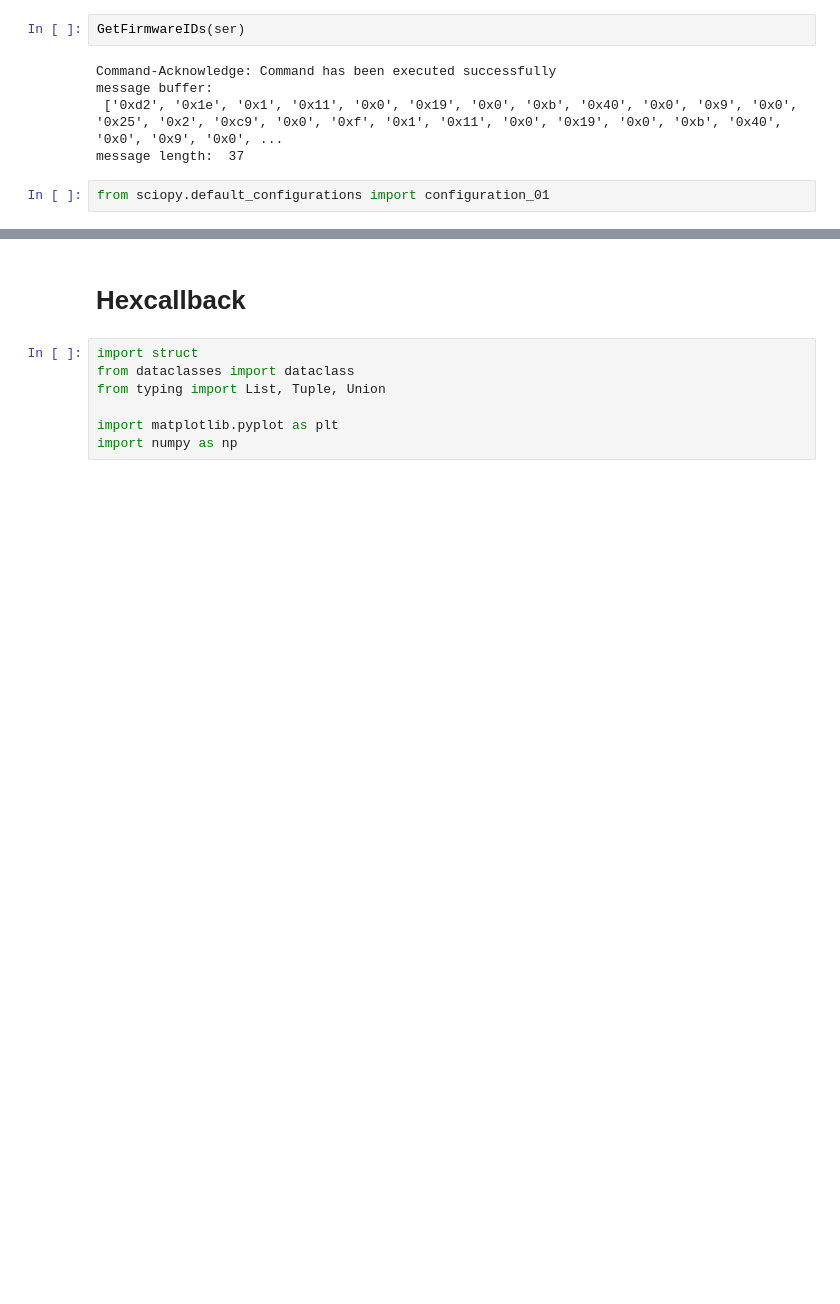
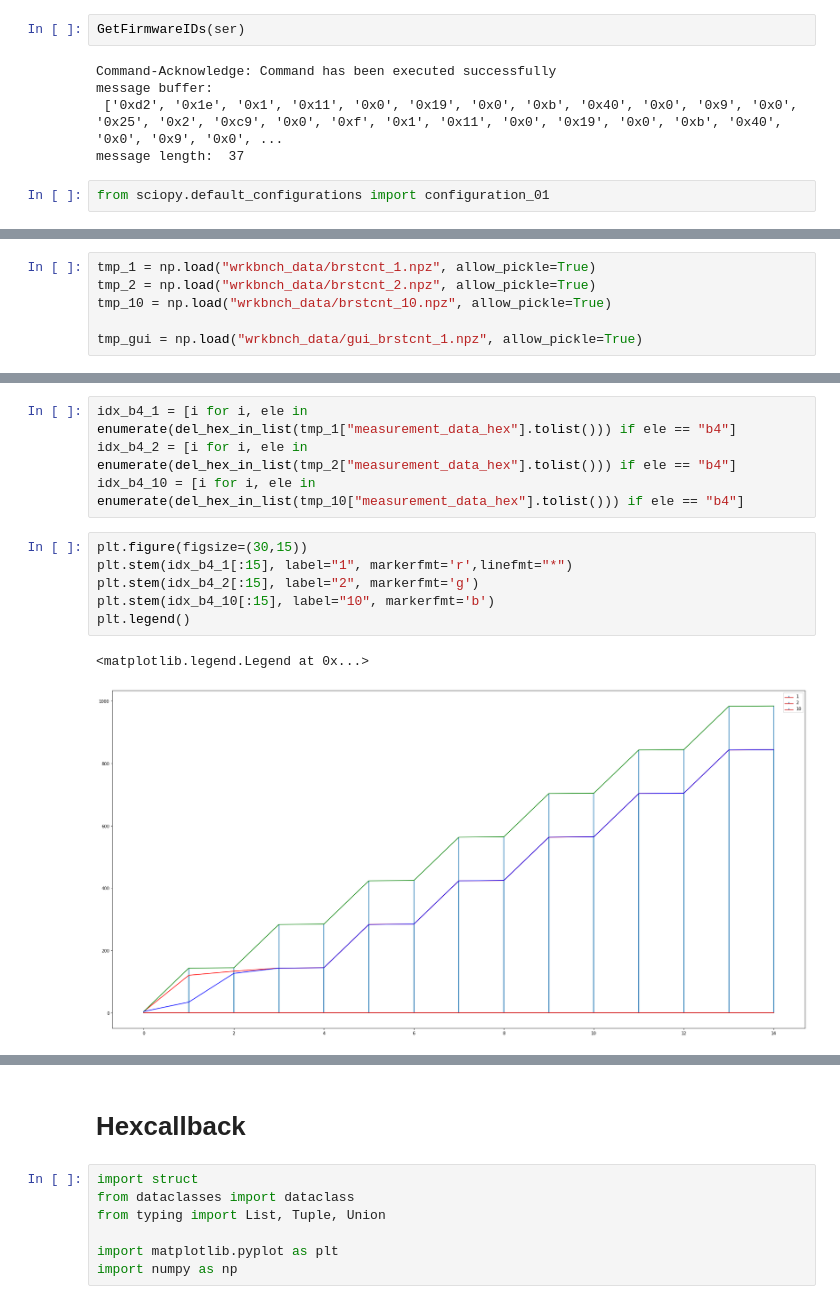
Before and after one commit to JacobTh98/sciospeceit, a Jupyter notebook: pyender/workbench_for_hexcallbackdata.ipynb, the cells around one changed output, grey strips where cells are left out. Saved outputs shown, nothing was run; the diff lists cells and outputs as text; blank space fills up the shorter version.

```diff
--- a/pyender/workbench_for_hexcallbackdata.ipynb
+++ b/pyender/workbench_for_hexcallbackdata.ipynb
@@ -174,0 +132,6 @@ plt.show()
+# %%
+tmp_1 = np.load("wrkbnch_data/brstcnt_1.npz", allow_pickle=True)
+tmp_2 = np.load("wrkbnch_data/brstcnt_2.npz", allow_pickle=True)
+tmp_10 = np.load("wrkbnch_data/brstcnt_10.npz", allow_pickle=True)
+
+tmp_gui = np.load("wrkbnch_data/gui_brstcnt_1.npz", allow_pickle=True)
@@ -174,0 +154,13 @@ plt.show()
+# %%
+idx_b4_1 = [i for i, ele in enumerate(del_hex_in_list(tmp_1["measurement_data_hex"].tolist())) if ele == "b4"]
+idx_b4_2 = [i for i, ele in enumerate(del_hex_in_list(tmp_2["measurement_data_hex"].tolist())) if ele == "b4"]
+idx_b4_10 = [i for i, ele in enumerate(del_hex_in_list(tmp_10["measurement_data_hex"].tolist())) if ele == "b4"]
+# %%
+plt.figure(figsize=(30,15))
+plt.stem(idx_b4_1[:15], label="1", markerfmt='r',linefmt="*")
+plt.stem(idx_b4_2[:15], label="2", markerfmt='g')
+plt.stem(idx_b4_10[:15], label="10", markerfmt='b')
+plt.legend()
+# %% [output]
+<matplotlib.legend.Legend at 0x...>
+[figure, added]
```
Also changed, not shown: parts of 32 cells of this notebook, 1 other file.
